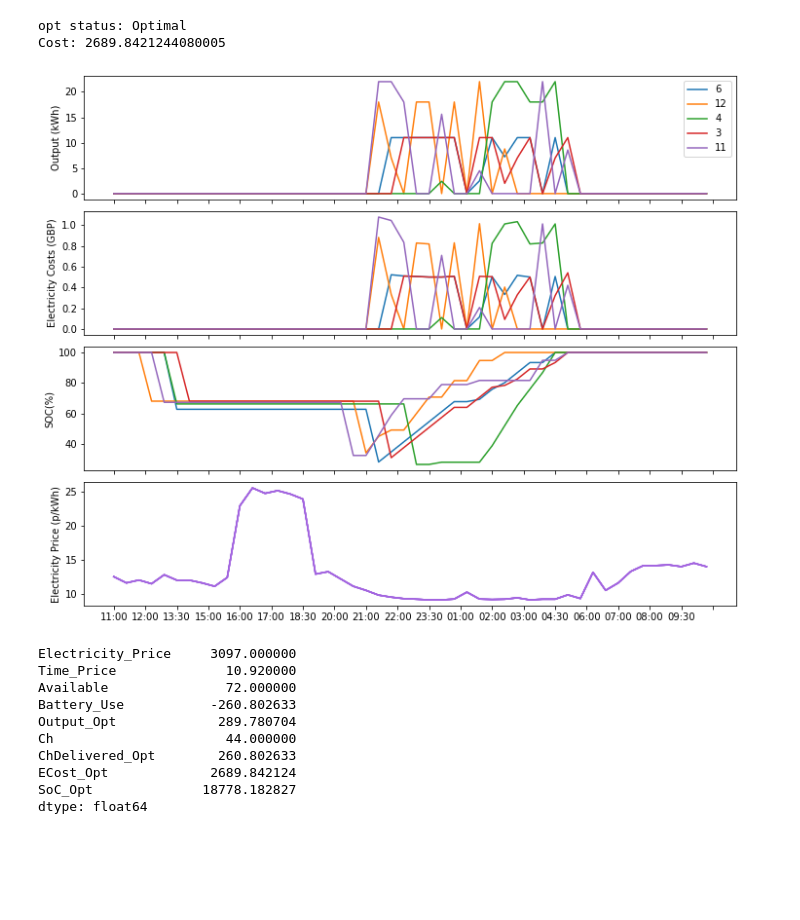
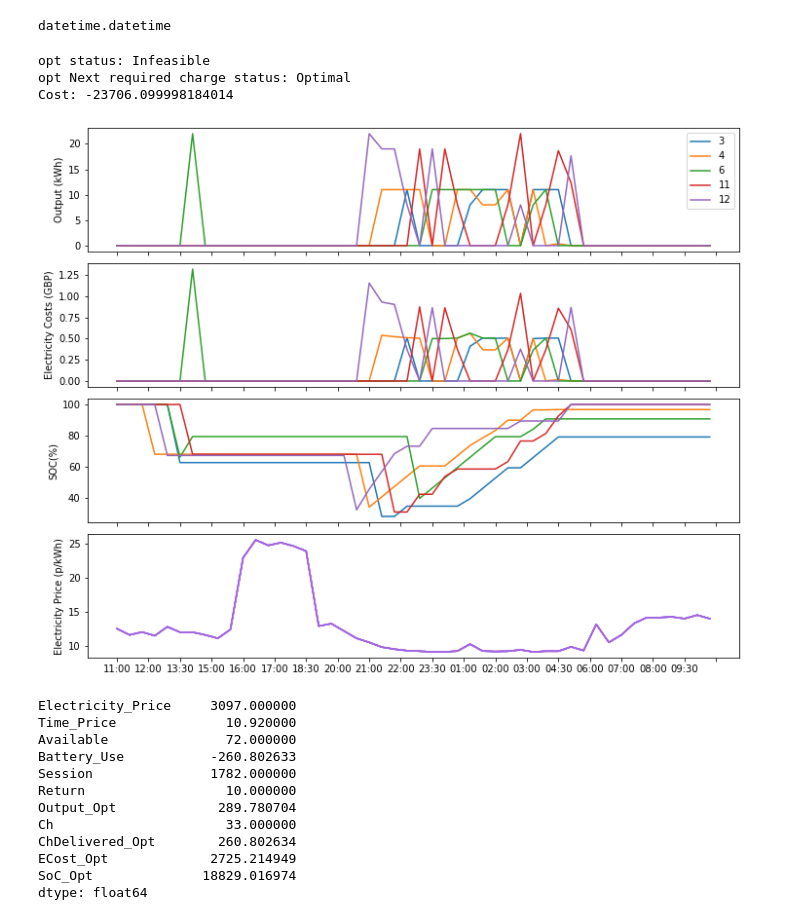
Before and after one commit to SGKFPS/smart_charger, a Jupyter notebook: PuLP-P1.ipynb, the cells around one changed output. Saved outputs shown, nothing was run; the diff lists cells and outputs as text; code cells hidden in the pictures; blank space fills up the shorter version.

```diff
--- a/PuLP-P1.ipynb
+++ b/PuLP-P1.ipynb
@@ -21,12 +21,13 @@ import matplotlib.font_manager as font_manager
 import lin_prog_functions as lpf
 # %%
 #grid_file_path = 'Outputs/Logs/grid_variables{}.csv'.format(run)
-# journeys_range = pickle.load(open('Outputs/journeys_range','rb'))
-# price_data = pickle.load(open('Outputs/price_data','rb'))
+journeys_range = pickle.load(open('Outputs/journeys_range','rb'))
+price_data = pickle.load(open('Outputs/price_data','rb'))
 empty_profile = pickle.load(open('Outputs/empty_profile','rb'))
-charger2 = [11,22]
+#empty_profile = f.create_empty_schedule(journeys_range, price_data)
+chargers = [11,22]
 charger = 20
-capacity = 40
+capacity = 30
 ca='opt'
 site_capacity = {
     'opt': capacity,
@@ -184,3 +96,7 @@ def linear_optimiser_V4(profile,ca,charger1,charger2,capacity,rel_charge,next_re
+# %%
+type(gv.DAY)
+# %% [output]
+datetime.datetime
 # %%
 ## Single Day test
 req_energy = empty_profile.groupby(
@@ -199,10 +115,10 @@ initial_rel_charge = pd.Series(
         index = empty_profile.index.get_level_values(1).unique()
     )
 
-output_df, PuLP_prob, fsoc, _ = linear_optimiser_V4(
+output_df, PuLP_prob, fsoc, _ = lpf.linear_optimiser_V4(
                     day_profile,
                     ca,
-                    charger2[0],charger2[1],
+                    chargers[0],chargers[1],
                     site_capacity,
                     initial_rel_charge,
                     next_req
@@ -231,8 +147,9 @@ for vehicle in vehicles:
         + range_profile.loc[(slice(None),vehicle),'Battery_Use'].cumsum()
         )*100/gv.BATTERY_CAPACITY
 # %% [output]
-opt status: Optimal
-Cost: 2689.8421244080005
+opt status: Infeasible
+opt Next required charge status: Optimal
+Cost: -23706.099998184014
 # %%
 fig, axs = plt.subplots(
     4,
@@ -240,35 +157,35 @@ fig, axs = plt.subplots(
     sharex=True,
     gridspec_kw={'hspace':0.1})
 
 x = range_profile.unstack().index.strftime('%H:%M')
 cols = gv.CAT_COLS
 
 axs[0].plot(
     x,
     range_profile.unstack()[cols['OUTPUT'][ca]]*2)
-axs[0].legend(list(vehicles))
+axs[0].legend(range_profile.unstack()[cols['OUTPUT'][ca]].columns)
 axs[0].set_ylabel('Output (kWh)')
 
 axs[1].plot(
     x,
     range_profile.unstack()[cols['ECOST'][ca]]/100)
 axs[1].set_ylabel('Electricity Costs (GBP)')
 
 axs[2].plot(
     x,
     range_profile.unstack()[cols['SOC'][ca]])
 axs[2].set_ylabel('SOC(%)')
 
 axs[3].plot(
     x,
     range_profile.unstack()[cols['PRICE']['opt']],
     color=gv.FPS_PURPLE)
 axs[3].set_ylabel('Electricity Price (p/kWh)')
 for ax in fig.get_axes():
     ax.xaxis.set_major_locator(plt.MaxNLocator(24))
 fig.show()
 # %% [output]
-[figure, old version]
+[figure, new version]
 # %%
 range_profile.sum()
 # %% [output]
@@ -276,9 +193,11 @@ Electricity_Price     3097.000000
 Time_Price              10.920000
 Available               72.000000
 Battery_Use           -260.802633
+Session               1782.000000
+Return                  10.000000
 Output_Opt             289.780704
-Ch                      44.000000
-ChDelivered_Opt        260.802633
-ECost_Opt             2689.842124
-SoC_Opt              18778.182827
+Ch                      33.000000
+ChDelivered_Opt        260.802634
+ECost_Opt             2725.214949
+SoC_Opt              18829.016974
 dtype: float64
```
Also changed, not shown: parts of 4 cells of this notebook, 9 other files.
